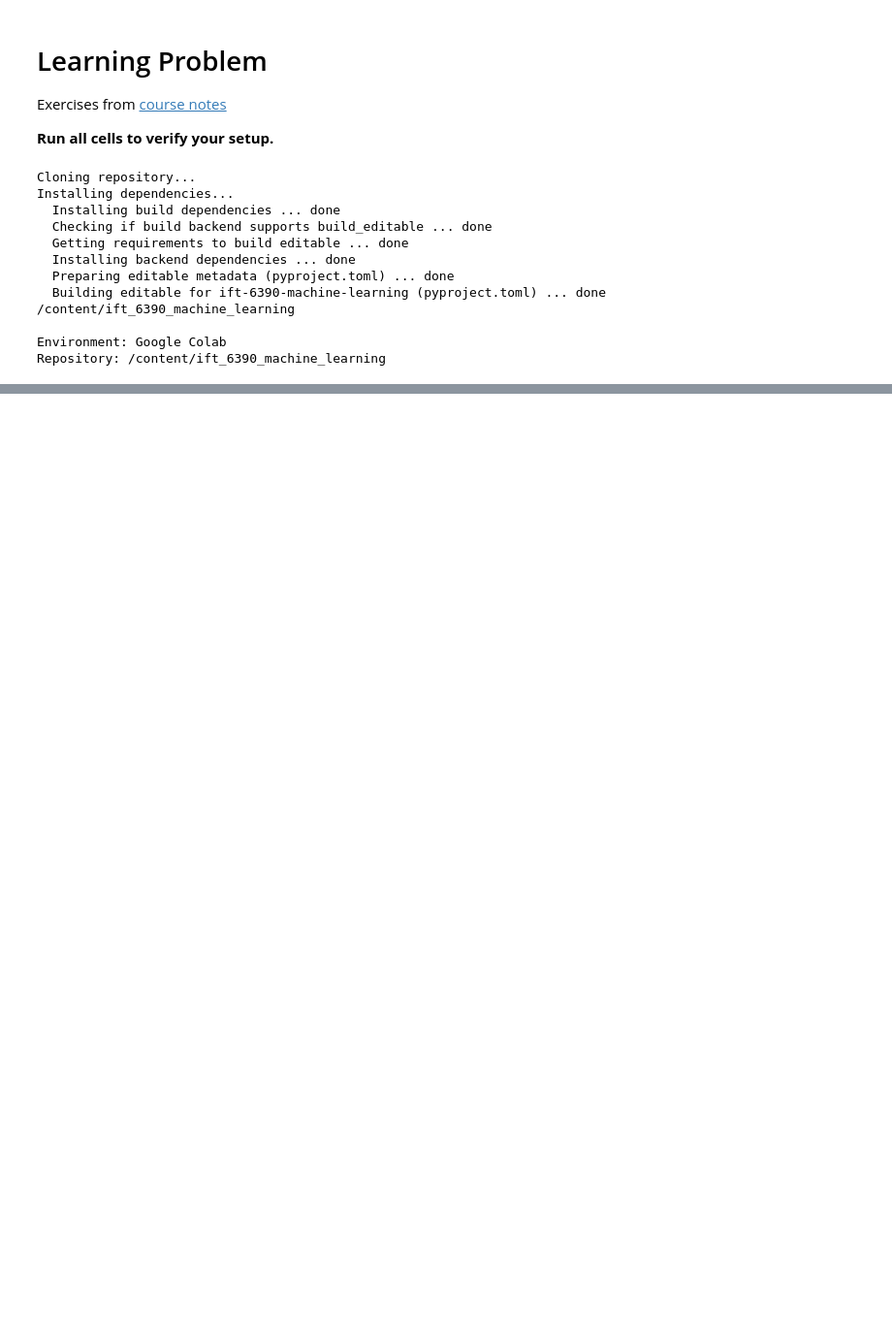
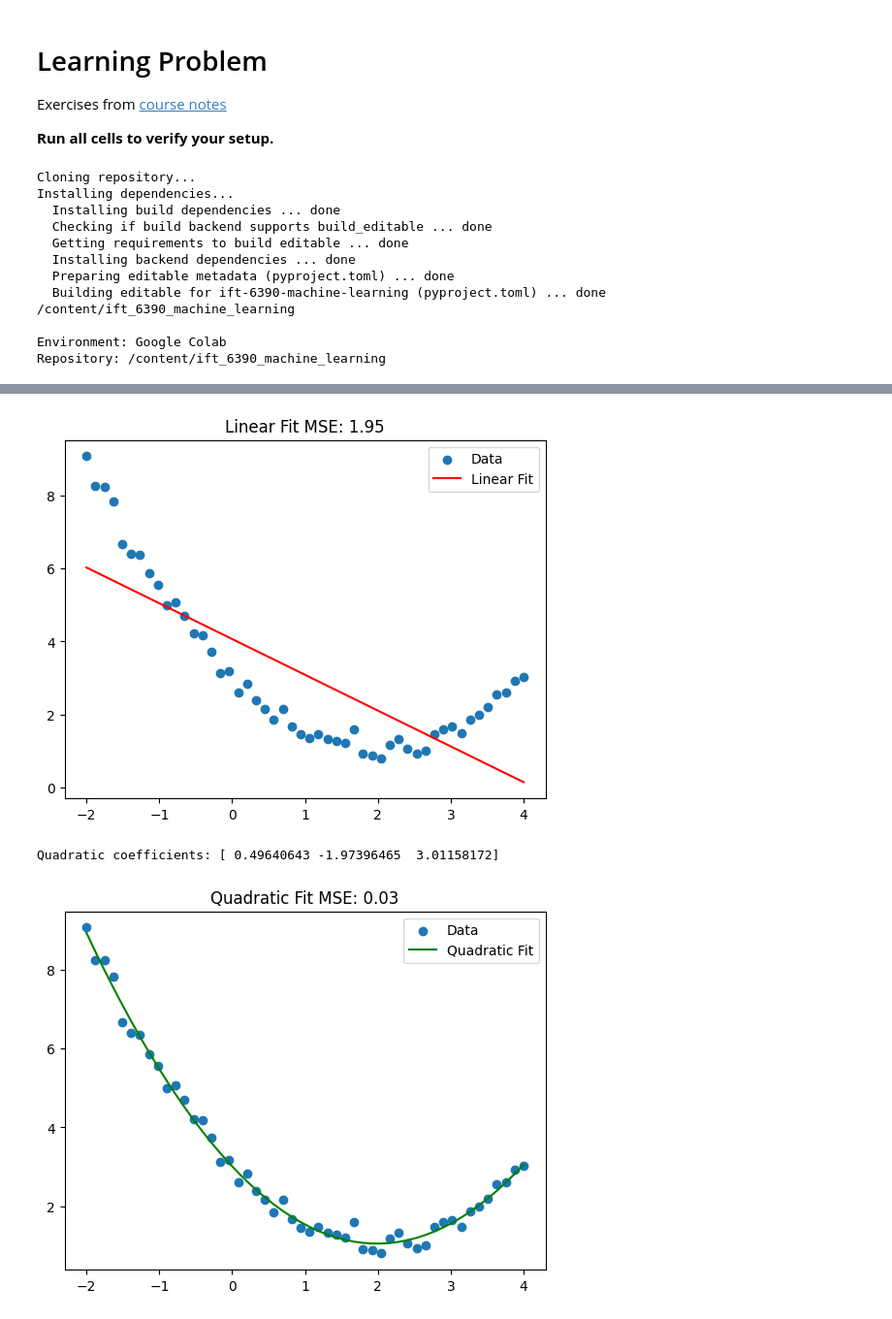
Before and after one commit to trvslhlt/ift_6390_machine_learning, a Jupyter notebook: exercises/01_learning_problem/examples.ipynb, the cells around one changed output, grey strips where cells are left out. Shown at 97% size. Drawn from its saved outputs; the diff is of its cells as text; code cells hidden in the pictures; blank space fills up the shorter version.

```diff
--- a/exercises/01_learning_problem/examples.ipynb
+++ b/exercises/01_learning_problem/examples.ipynb
@@ -68,0 +309,42 @@ added from colab
+# %%
+import numpy.random as rnd
+
+rng = rnd.default_rng(42)
+
+# 1 create 50 points
+N = 50
+x_range = (-2, 4)
+x = np.linspace(x_range[0], x_range[1], N)
+y = 3 - (2 * x) + (0.5 * np.pow(x, 2)) + rng.normal(0, np.pow(0.5, 2), N)
+
+# 2
+coeffs_lin = np.polyfit(x, y, 1)
+y_pred_lin = np.polyval(coeffs_lin, x)
+mse_lin = np.mean((y - y_pred_lin) ** 2)
+plt.scatter(x, y, label='Data')
+plt.plot(x, y_pred_lin, color='red', label='Linear Fit')
+plt.title(f'Linear Fit MSE: {mse_lin:.2f}')
+plt.legend()
+plt.show()
+
+# 3
+
+# 4
+coeffs_quad = np.polyfit(x, y, 2)
+print(f'Quadratic coefficients: {coeffs_quad}')
+y_pred_quad = np.polyval(coeffs_quad, x)
+mse_quad = np.mean((y - y_pred_quad) ** 2)
+plt.scatter(x, y, label='Data')
+plt.plot(x, y_pred_quad, color='green', label='Quadratic Fit')
+plt.title(f'Quadratic Fit MSE: {mse_quad:.2f}')
+plt.legend()
+plt.show()
+
+# 5
+# With more terms, the model can fit the training data even better (very low EQM),
+# but it risks capturing noise rather than the signal. Performance degrades with new data.
+# This is overfitting : the model has too much capacity relative to the actual complexity of the relationship.
+# %% [output]
+[figure, added]
+Quadratic coefficients: [ 0.49640643 -1.97396465  3.01158172]
+[figure, added]
```
Also changed, not shown: parts of 22 cells of this notebook.
